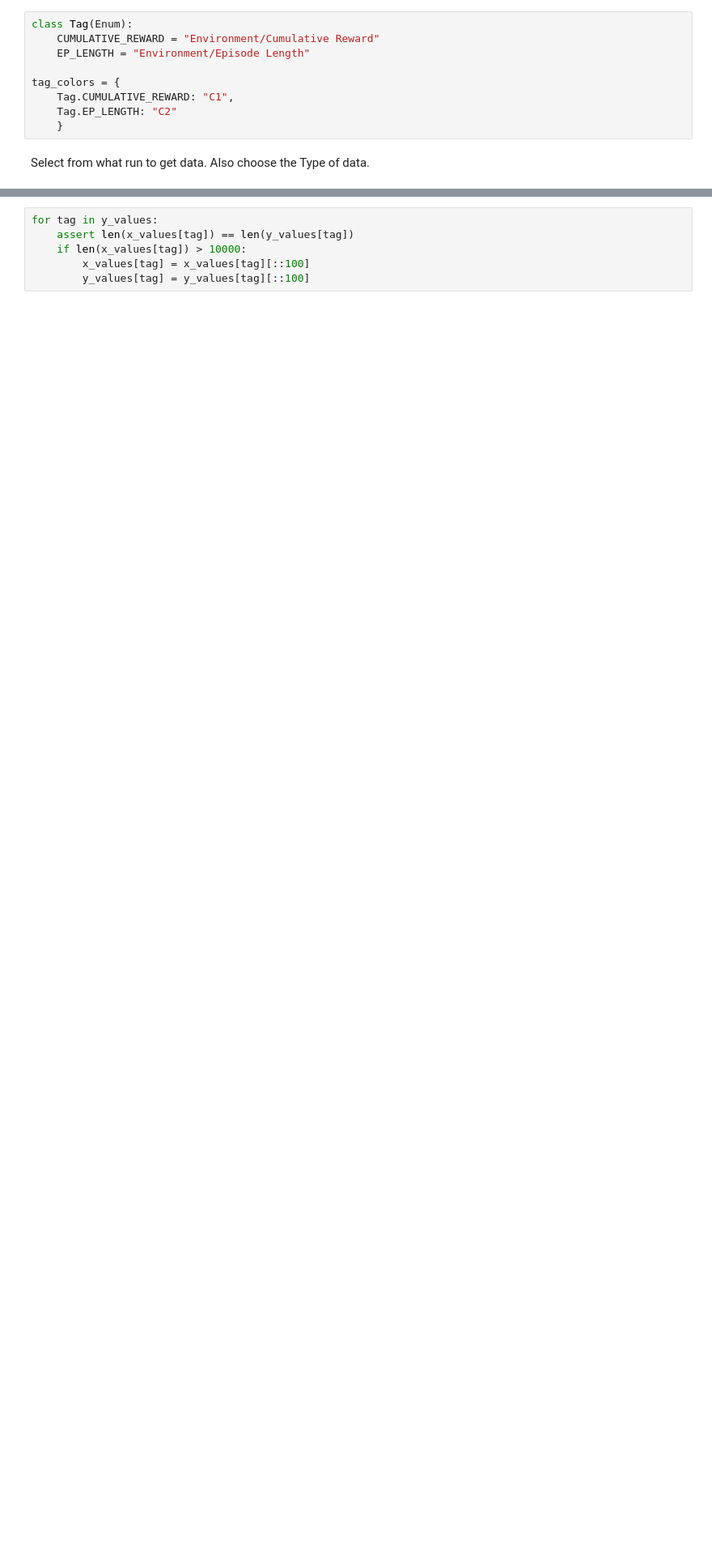
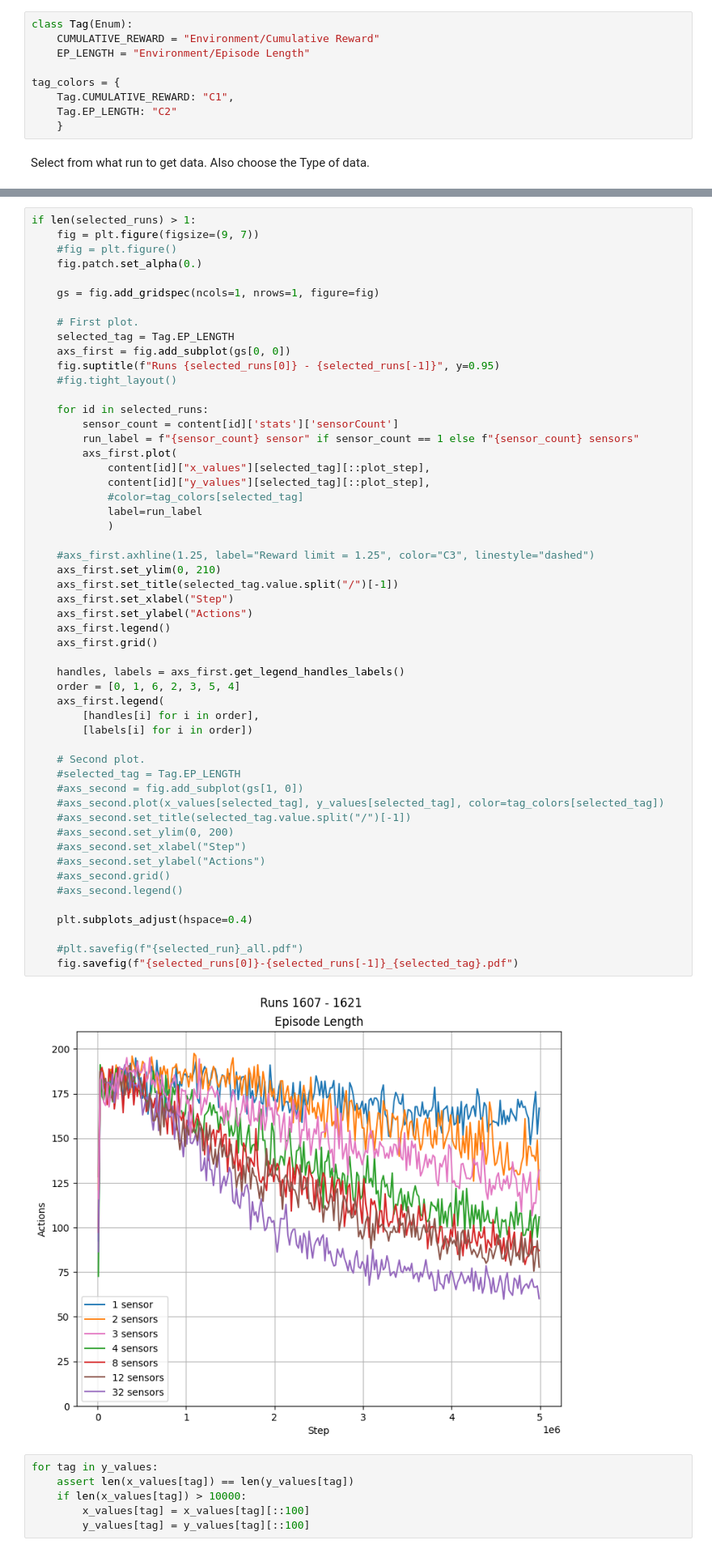
Before and after one commit to muehlefeldt/unity-machine-learning, a Jupyter notebook: python/notebooks/plot.ipynb, the cells around one changed output, grey strips where cells are left out. Shown at 81% size. Cells and saved outputs as stored; diff of their text form; blank space fills up the shorter version.

Commit message:
Plots with one + runs.

```diff
--- a/python/notebooks/plot.ipynb
+++ b/python/notebooks/plot.ipynb
@@ -72,3 +99,58 @@ len(y_values[Tag.EP_LENGTH])
+# %%
+if len(selected_runs) > 1:
+    fig = plt.figure(figsize=(9, 7))
+    #fig = plt.figure()
+    fig.patch.set_alpha(0.)
+
+    gs = fig.add_gridspec(ncols=1, nrows=1, figure=fig)
+
+    # First plot.
+    selected_tag = Tag.EP_LENGTH
+    axs_first = fig.add_subplot(gs[0, 0])
+    fig.suptitle(f"Runs {selected_runs[0]} - {selected_runs[-1]}", y=0.95)
+    #fig.tight_layout()
+
+    for id in selected_runs:
+        sensor_count = content[id]['stats']['sensorCount']
+        run_label = f"{sensor_count} sensor" if sensor_count == 1 else f"{sensor_count} sensors"
+        axs_first.plot(
+            content[id]["x_values"][selected_tag][::plot_step],
+            content[id]["y_values"][selected_tag][::plot_step],
+            #color=tag_colors[selected_tag]
+            label=run_label
+            )
+
+    #axs_first.axhline(1.25, label="Reward limit = 1.25", color="C3", linestyle="dashed")
+    axs_first.set_ylim(0, 210)
+    axs_first.set_title(selected_tag.value.split("/")[-1])
+    axs_first.set_xlabel("Step")
+    axs_first.set_ylabel("Actions")
+    axs_first.legend()
+    axs_first.grid()
+
+    handles, labels = axs_first.get_legend_handles_labels()
+    order = [0, 1, 6, 2, 3, 5, 4]
+    axs_first.legend(
+        [handles[i] for i in order],
+        [labels[i] for i in order])
+
+    # Second plot.
+    #selected_tag = Tag.EP_LENGTH
+    #axs_second = fig.add_subplot(gs[1, 0])
+    #axs_second.plot(x_values[selected_tag], y_values[selected_tag], color=tag_colors[selected_tag])
+    #axs_second.set_title(selected_tag.value.split("/")[-1])
+    #axs_second.set_ylim(0, 200)
+    #axs_second.set_xlabel("Step")
+    #axs_second.set_ylabel("Actions")
+    #axs_second.grid()
+    #axs_second.legend()
+
+    plt.subplots_adjust(hspace=0.4)
+
+    #plt.savefig(f"{selected_run}_all.pdf")
+    fig.savefig(f"{selected_runs[0]}-{selected_runs[-1]}_{selected_tag}.pdf")
+# %% [output]
+[figure, added]
 # %%
 for tag in y_values:
     assert len(x_values[tag]) == len(y_values[tag])
```
Also changed, not shown: parts of 13 cells of this notebook.
